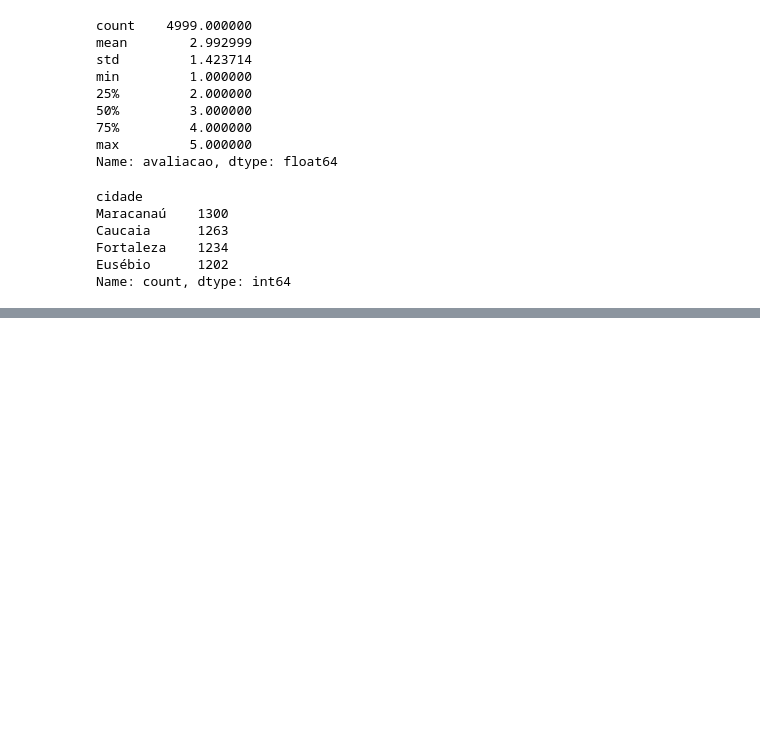
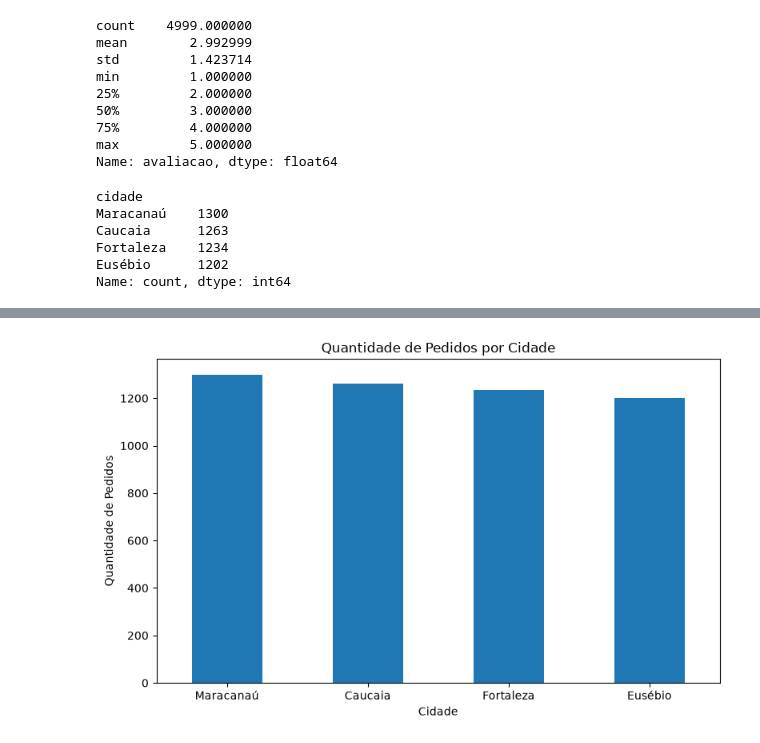
Before and after one commit to jlsnogueira247/FoodInsights, a Jupyter notebook: notebooks/analise_pedidos.ipynb, the cells around one changed output, grey strips where cells are left out. Saved outputs shown, nothing was run; the diff lists cells and outputs as text; code cells hidden in the pictures; blank space fills up the shorter version.

```diff
--- a/notebooks/analise_pedidos.ipynb
+++ b/notebooks/analise_pedidos.ipynb
@@ -145,0 +245,8 @@ Name: count, dtype: int64
+# %%
+pedidos_cidade = (
+    df["cidade"]
+    .value_counts()
+    .sort_values(ascending=False)
+)
+
+pedidos_cidade
@@ -145,0 +336,14 @@ Name: count, dtype: int64
+# %%
+pedidos_cidade.plot(
+    kind="bar",
+    figsize=(8, 5),
+    title="Quantidade de Pedidos por Cidade"
+)
+
+plt.xlabel("Cidade")
+plt.ylabel("Quantidade de Pedidos")
+plt.xticks(rotation=0)
+plt.tight_layout()
+plt.show()
+# %% [output]
+[figure, added]
```
Also changed, not shown: parts of 35 cells of this notebook.
